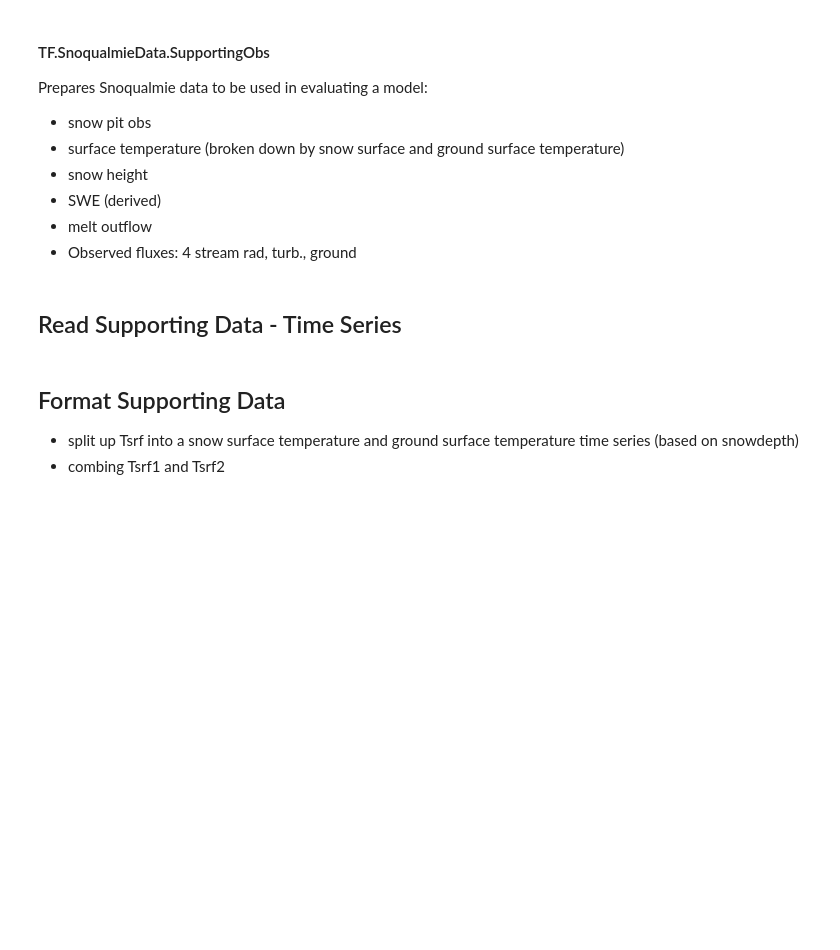
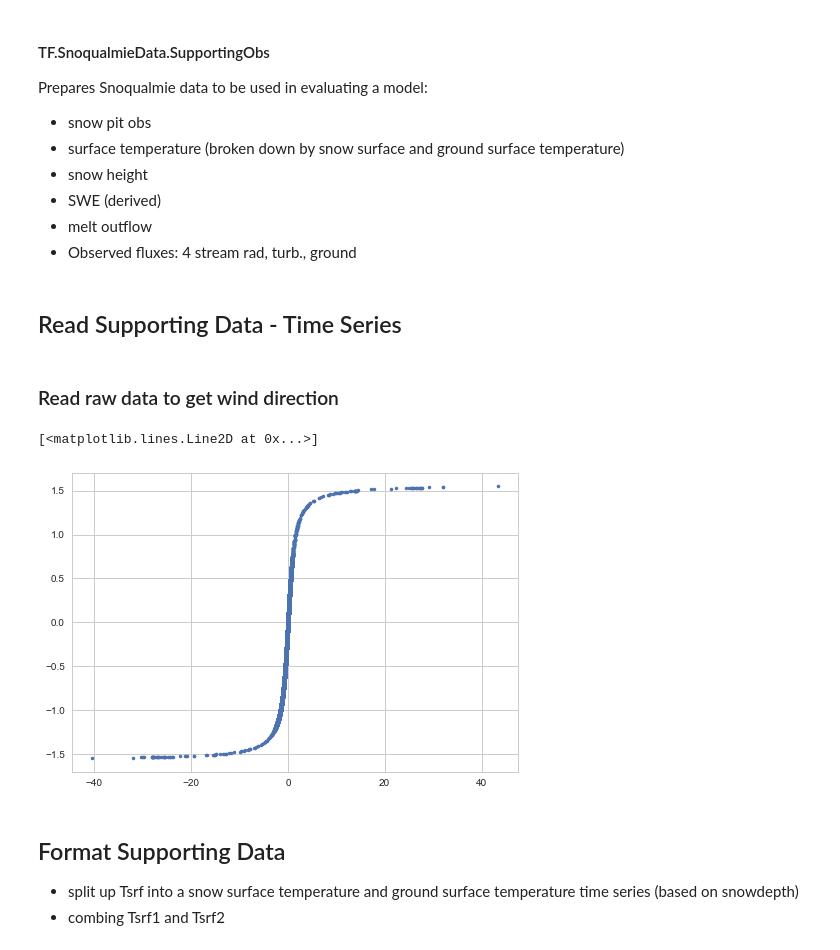
Before and after one commit to klapo/TurbulenceFeedbacks, a Jupyter notebook: TF.SnoqualmieData.SupportingObs.ipynb, the cells around one changed output. Cells and saved outputs as stored; diff of their text form; code cells hidden in the pictures; blank space fills up the shorter version.

```diff
--- a/TF.SnoqualmieData.SupportingObs.ipynb
+++ b/TF.SnoqualmieData.SupportingObs.ipynb
@@ -63,6 +63,35 @@ os.chdir(dirData+'Quality_Controled')
 datafile = 'SNQ_QC_30min_2013_2015.csv'
 support = pd.read_csv(datafile,sep=',',header=0,na_values=-9999,skiprows=[1,2],\
                    parse_dates={'Datetime' : [0,1,2,3,4]},date_parser=parse,index_col='Datetime')
+# %% [markdown]
+### Read raw data to get wind direction
+# %%
+#### Supporting information - read QC'ed half-hour data
+def parse(y, mo, dy, hr, mn):
+    s = '00'
+    date_str = y+':'+mo+':'+dy+'_'+hr+':'+mn+':'+s
+    dt = datetime.strptime(date_str,"%Y:%m:%d_%H:%M:%S")
+    return dt
+
+os.chdir(dirData + 'Raw')
+datafile = 'Tower_B_raw_10min_2013_2015.csv'
+raw = pd.read_csv(datafile, sep=',', header=0, na_values='NAN', skiprows=[1,2],\
+                  parse_dates={'Datetime' : [0,1,2,3,4]}, date_parser=parse, index_col='Datetime')
+# %%
+# For the time being I'm ignoring wind direction, because it looks all sorts of crazy town. Like the below plot. What.
+
+plt.plot(raw.Ux_csat_Avg.values, raw.Uy_csat_Avg.values, '.')
+
+# windDirection = np.arctan2(raw.Uy_csat_Avg.values, raw.Ux_csat_Avg.values) * 180 / np.pi + 180
+# plt.plot(windDirection)
+# windSpeed = np.sqrt(raw.Ux_csat_Avg ** 2 + raw.Uy_csat_Avg ** 2)
+# import windrose
+# ax = windrose.WindroseAxes.from_ax()
+# ax.bar(windDirection, windSpeed, edgecolor='white')
+# ax.set_legend()
+# %% [output]
+[<matplotlib.lines.Line2D at 0x...>]
+[figure, added]
 # %%
 ## Reindex to a common time step with forcing data
 os.chdir(dirOut)
```
Also changed, not shown: parts of 2 cells of this notebook, 34 other files.
